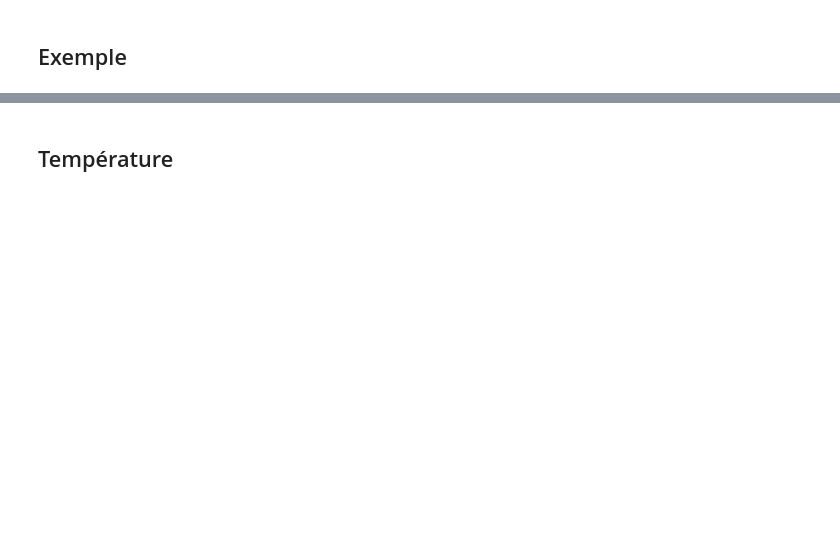
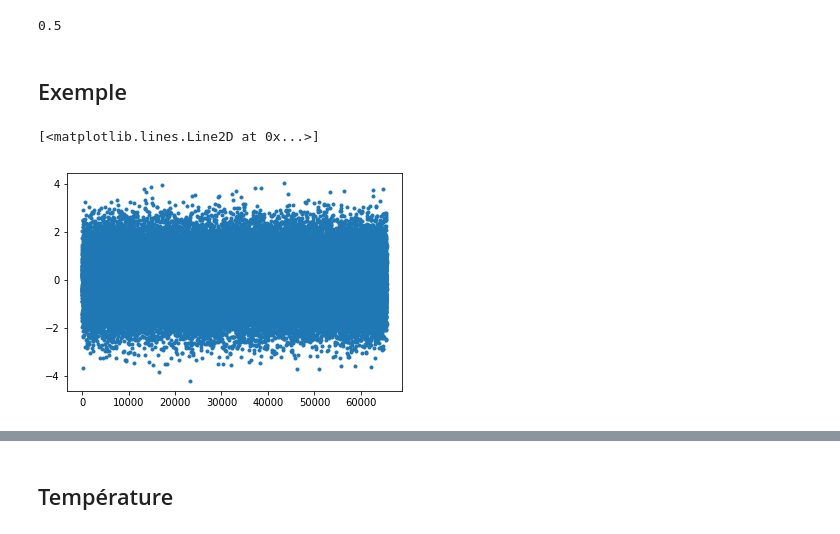
Before and after one commit to clade/Lumi2020, a Jupyter notebook: variance_d_allan/variance_d_allan.ipynb, the cells around one changed output, grey strips where cells are left out. Saved outputs shown, nothing was run; the diff lists cells and outputs as text; code cells hidden in the pictures; blank space fills up the shorter version.

```diff
--- a/variance_d_allan/variance_d_allan.ipynb
+++ b/variance_d_allan/variance_d_allan.ipynb
@@ -10,3 +15,13 @@ def average(data, n):
+# %%
+def allan_variance_simple(data, n):
+    data_moy = average(data, n)
+    data_diff = data_moy[1:] - data_moy[:-1]
+    sigma_deux = np.mean(data_diff**2) /2
+    return sigma_deux
+
+allan_variance_simple(np.arange(37), 1)
+# %% [output]
+0.5
 # %%
 def allan_variance(data):
     n_max = int(np.log2(len(data)))-1
@@ -21,3 +36,9 @@ def usual_variance(data):
 ## Exemple
 # %%
 from numpy.random import normal
+# %%
+data = normal(size=2**16)
+plt.plot(data, '.')
+# %% [output]
+[<matplotlib.lines.Line2D at 0x...>]
+[figure, added]
```
Also changed, not shown: parts of 12 cells of this notebook.
